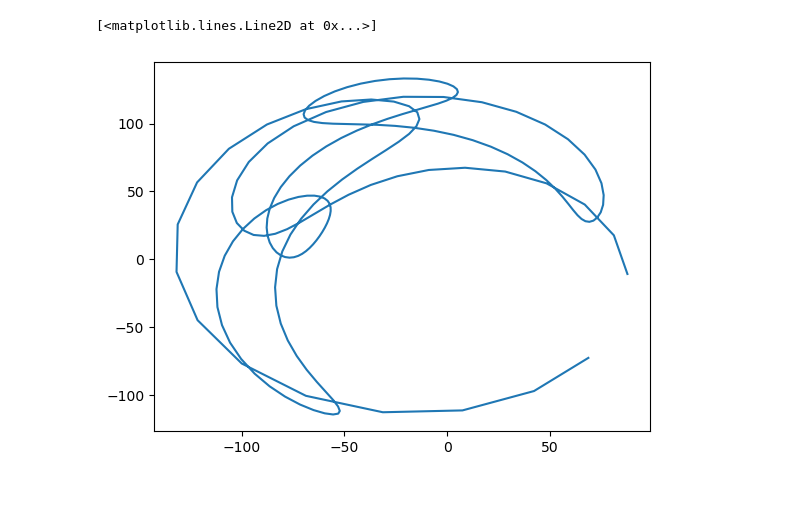
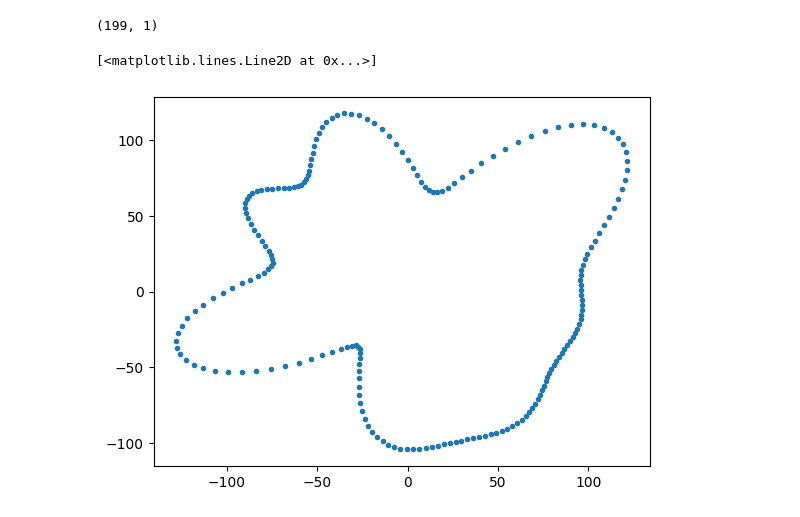
Before and after one commit to matty-cua/MissileTesting, a Jupyter notebook: PathTesting.ipynb, the cells around one changed output. Cells and saved outputs as stored; diff of their text form; code cells hidden in the pictures.

```diff
--- a/PathTesting.ipynb
+++ b/PathTesting.ipynb
@@ -34,30 +38,41 @@ size = 100
 theta_start = np.random.rand(1)
 theta = np.linspace(theta_start, theta_start + 2*np.pi, self.N)
 r = np.ones(theta.shape)
+# r = np.linspace(0, 1, num=self.N)
+r = np.squeeze(r)
+
+print(theta.shape)
 
 # Randomize theta
 for i in range(self.Nth):
     a = (np.random.rand(1)-.5) * self.dth
     # theta += a * np.sin(i * self.inpx)
-    theta = theta + (1 * np.sin(i * self.inpx))
+    theta = theta + (a * np.sin(i * self.inpx))
 
-print((theta + (np.sin(i * self.inpx))).size)
+print((theta + (np.sin(i * self.inpx))).shape)
 
 # finalize theta
 theta = theta * np.sign(np.random.rand(1)-.5)  # Randomly flip the sign
-theta = theta[:-2]  # Cut off the last place
+theta = theta[:-1]  # Cut off the last place
+
+print(f"R shape pre {r.shape}")
 
 # Randomize radius
 for i in range(self.Nr):
     a = (np.random.rand(1)-.5) * self.dr
-    r = r + (a * np.sin(i*self.inpx))
+    r = r + (a * np.squeeze(np.sin(i*self.inpx)))
+
+print(f"R shape post {r.shape}")
 
 # Finalize radius
-r = r[:-2]
+r = r[:-1]
 
 # print(r.size)
 
 # Swap into coordinate system
-x = size * r * np.cos(theta)
-y = size * r * np.sin(theta)
+x = size * r * np.squeeze(np.cos(theta))
+y = size * r * np.squeeze(np.sin(theta))
+
+x = np.squeeze(x)
+y = np.squeeze(y)
 # %% [output]
@@ -65,5 +93,9 @@ y = size * r * np.sin(theta)
+# %%
+theta.shape
+# %% [output]
+(199, 1)
 # %%
-plt.plot(x, y)
+plt.plot(x, y, '.')
 # %% [output]
 [<matplotlib.lines.Line2D at 0x...>]
-[figure, old version]
+[figure, new version]
```
Also changed, not shown: parts of 6 cells of this notebook, 3 other files.
